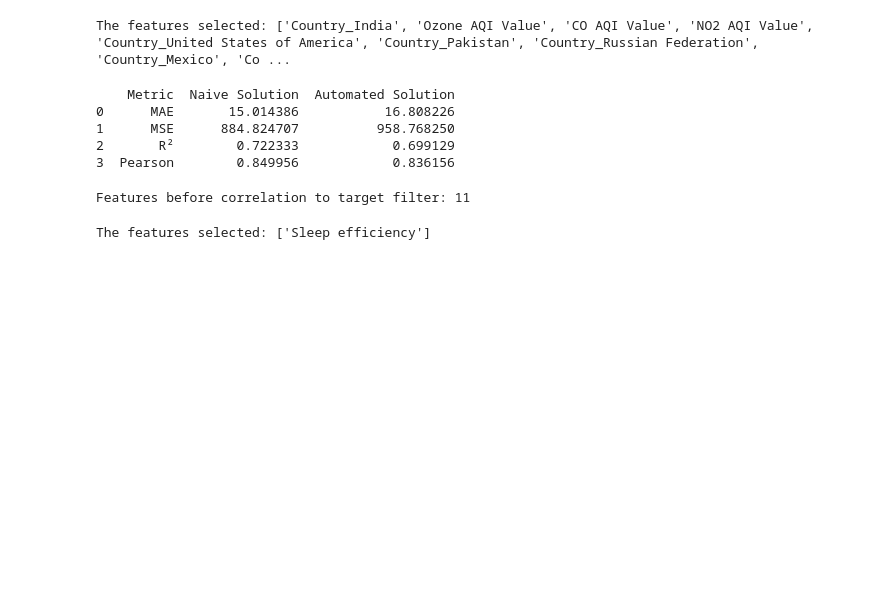
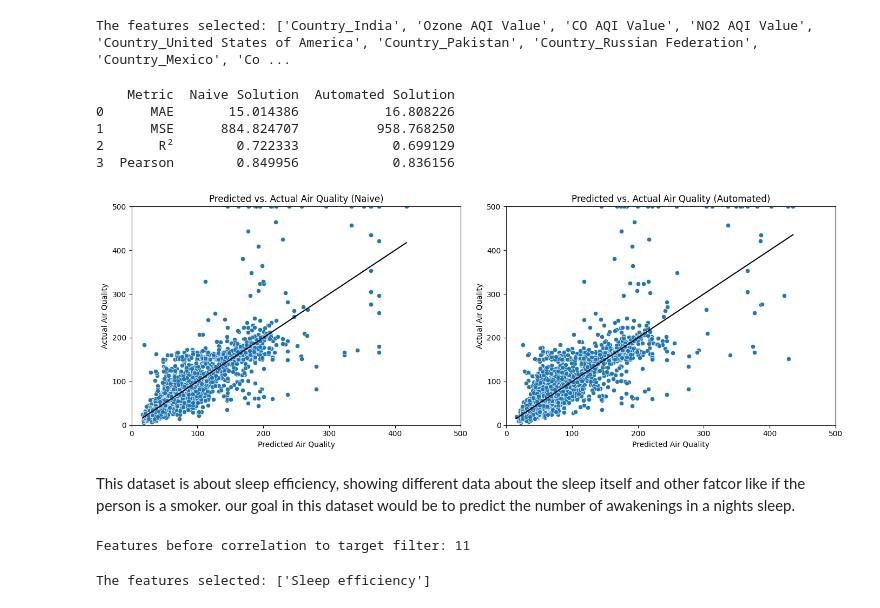
Before and after one commit to yagel2/TDS_NYC_Airbnb, a Jupyter notebook: TDS_Final.ipynb, the cells around one changed output. Drawn from its saved outputs; the diff is of its cells as text; code cells hidden in the pictures; blank space fills up the shorter version.

```diff
--- a/TDS_Final.ipynb
+++ b/TDS_Final.ipynb
@@ -386,6 +451,7 @@ xgb_model.fit(X_train, y_train)
 
 # Predictions
 y_pred = xgb_model.predict(X_test)
+y_pred_naive = y_pred
 
 # Naive model metrics
 mae_naive = mean_absolute_error(y_test, y_pred)
@@ -423,6 +489,35 @@ print(metrics_comparison)
 1      MSE      884.824707          958.768250
 2       R²        0.722333            0.699129
 3  Pearson        0.849956            0.836156
+# %%
+# Create a figure with two subplots
+fig, axes = plt.subplots(1, 2, figsize=(14, 5))
+
+# First plot (Naive Model)
+sns.scatterplot(x=y_pred_naive, y=y_test, ax=axes[0])
+axes[0].set_xlabel('Predicted Air Quality')
+axes[0].set_ylabel('Actual Air Quality')
+axes[0].set_ylim(0, 500)
+axes[0].set_xlim(0, 500)
+axes[0].set_title('Predicted vs. Actual Air Quality (Naive)')
+sns.lineplot(x=y_pred_naive, y=y_pred_naive, ax=axes[0], color='black')
+
+# Second plot (Automated Model)
+sns.scatterplot(x=y_pred, y=y_test, ax=axes[1])
+axes[1].set_xlabel('Predicted Air Quality')
+axes[1].set_ylabel('Actual Air Quality')
+axes[1].set_ylim(0, 500)
+axes[1].set_xlim(0, 500)
+axes[1].set_title('Predicted vs. Actual Air Quality (Automated)')
+sns.lineplot(x=y_pred, y=y_pred, ax=axes[1], color='black')
+
+# Show both plots together
+plt.tight_layout()
+plt.show()
+# %% [output]
+[figure, added]
+# %% [markdown]
+This dataset is about sleep efficiency, showing different data about the sleep itself and other fatcor like if the person is a smoker. our goal in this dataset would be to predict the number of awakenings in a nights sleep.
 # %%
 df = pd.read_csv('Sleep_Efficiency.csv')
 data = df.copy()
```
Also changed, not shown: parts of 18 cells of this notebook.
